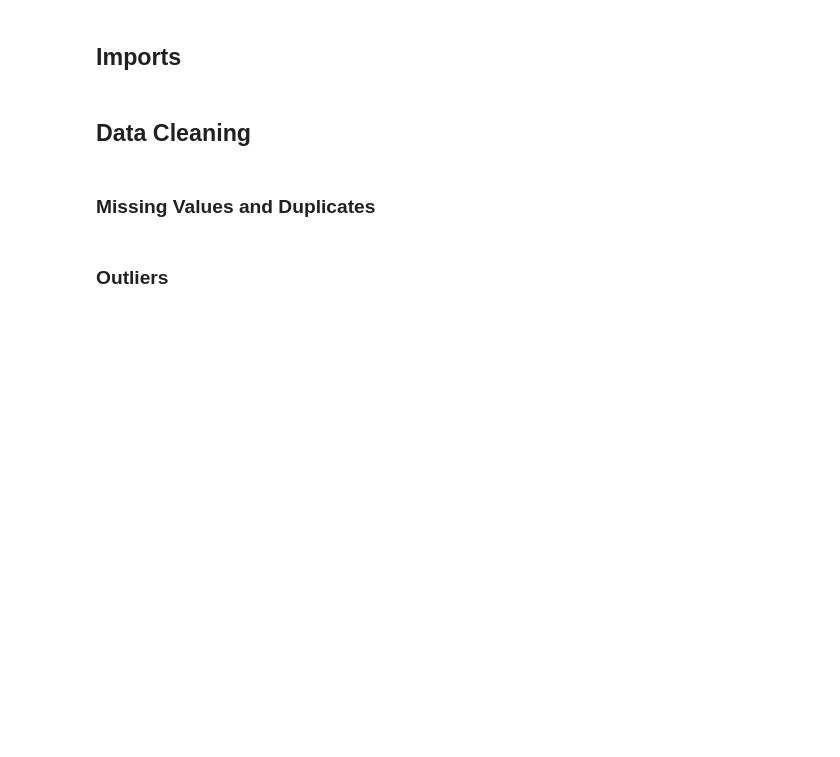
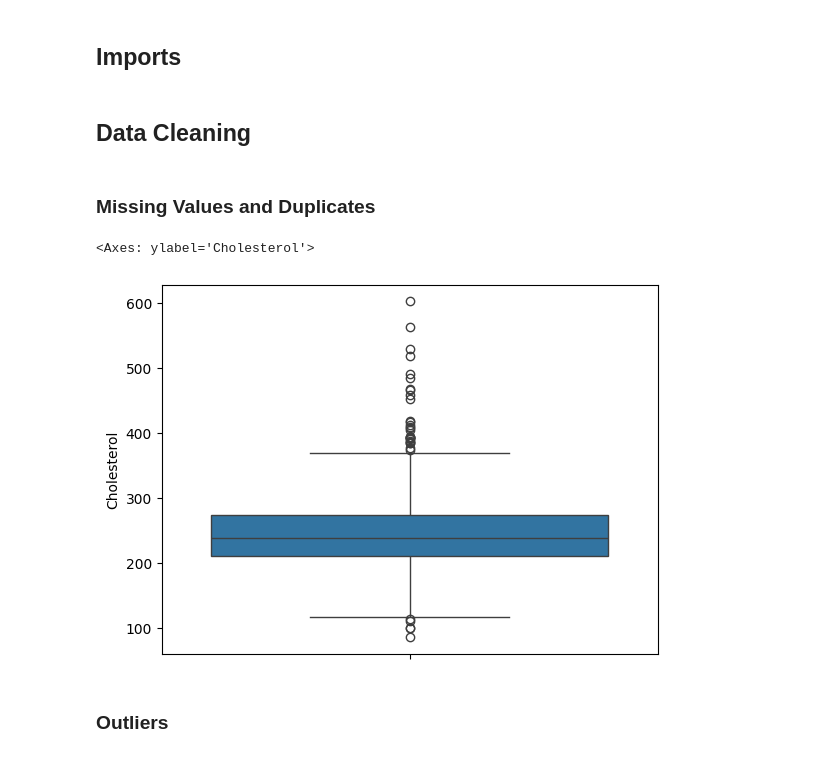
Before and after one commit to Pali29/Heart_Disease_ML_model, a Jupyter notebook: Heart_Disease.ipynb, the cells around one changed output. Drawn from its saved outputs; the diff is of its cells as text; code cells hidden in the pictures; blank space fills up the shorter version.

```diff
--- a/Heart_Disease.ipynb
+++ b/Heart_Disease.ipynb
@@ -22,9 +22,12 @@ new_df = df.sort_values(by='Age')
 new_df = new_df.replace({'RestingBP':0,'Cholesterol':0},np.NaN)
 # %%
 #interpolation for eliminating null values and then scrap error values using box plot.
-new_df = new_df.interpolate(nethod="Age")
+new_df = new_df.interpolate(method="linear")
 new_df = new_df.drop_duplicates()
 sns.boxplot(new_df['Cholesterol'])
+# %% [output]
+<Axes: ylabel='Cholesterol'>
+[figure, added]
 # %% [markdown]
 ### **Outliers**
 # %%
```
Also changed, not shown: parts of 9 cells of this notebook.
